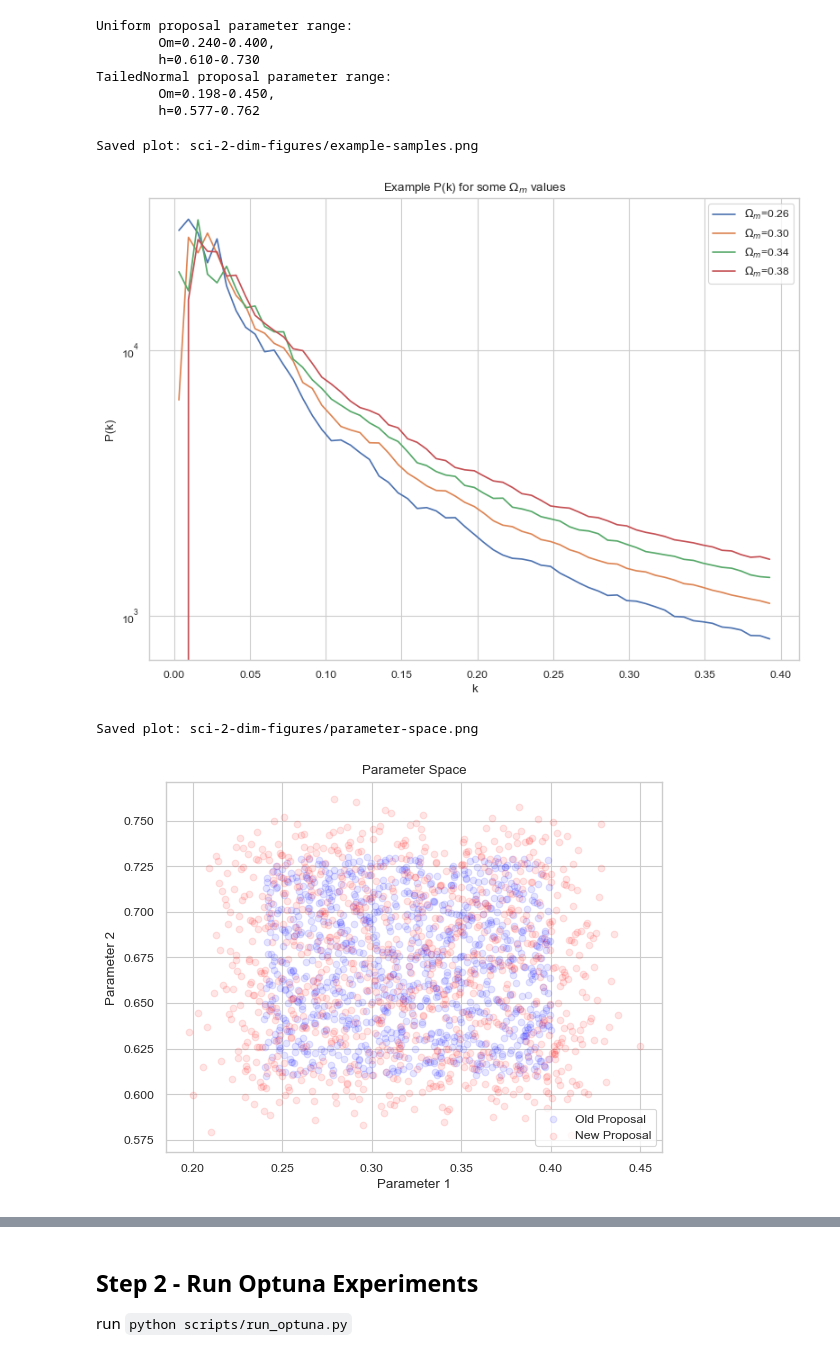
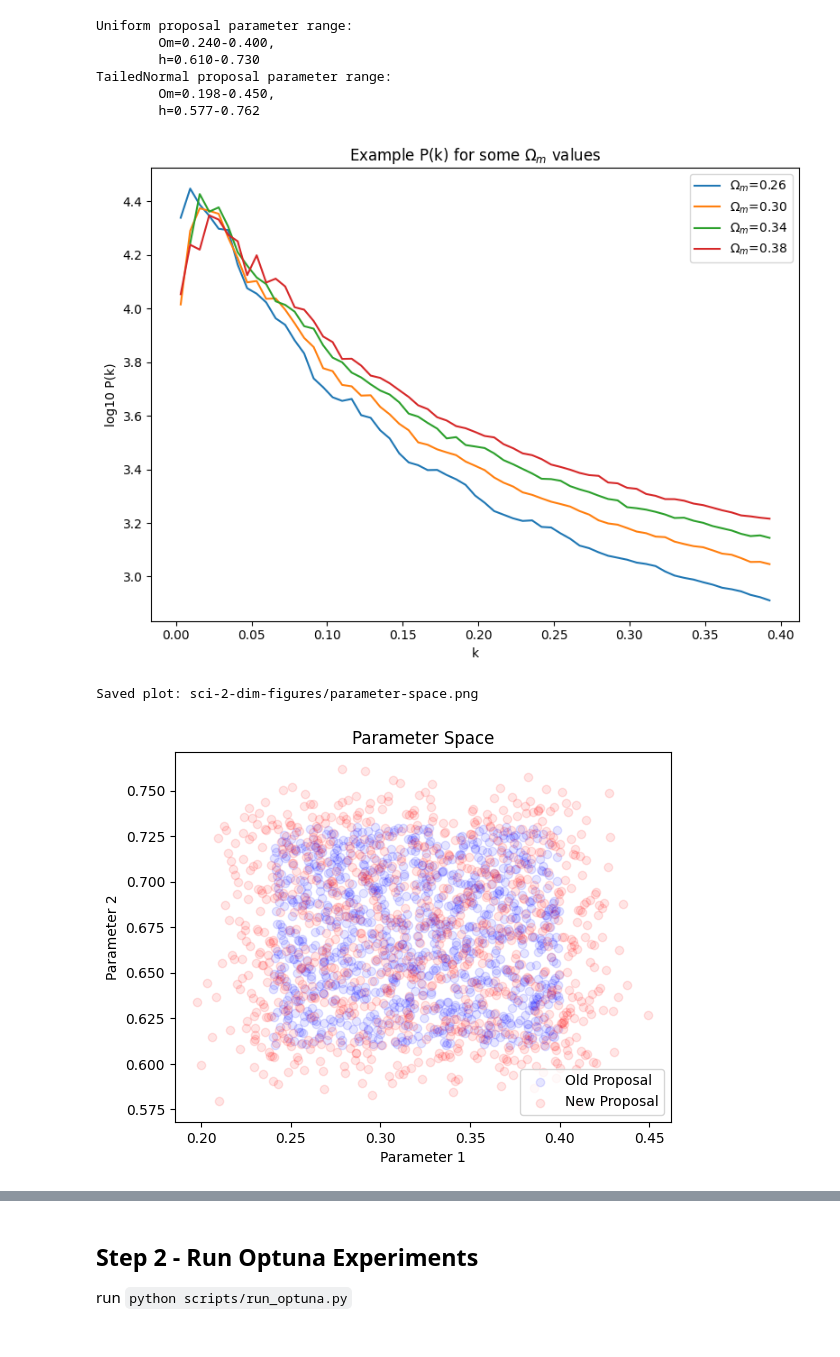
Before and after one commit to chaipattira/tailed-uniform-sbi, a Jupyter notebook: notebooks/sci-2-dim-optuna.ipynb, the cells around one changed output, grey strips where cells are left out. Cells and saved outputs as stored; diff of their text form; code cells hidden in the pictures.

```diff
--- a/notebooks/sci-2-dim-optuna.ipynb
+++ b/notebooks/sci-2-dim-optuna.ipynb
@@ -7,25 +7,20 @@ import matplotlib.pyplot as plt
 import torch
 import os
 from os.path import join, isfile
+import optuna
 import scipy
-from scipy.stats import truncnorm
-import seaborn as sns
 import pickle
+import json
 import ili
-from ili.dataloaders import NumpyLoader
-from ili.inference import InferenceRunner
-from ili.validation.metrics import PosteriorCoverage, PlotSinglePosterior
-from ili.utils.distributions_pt import IndependentTruncatedNormal
 from ili.utils.ndes_pt import LampeEnsemble
 
+from toolbox.priors import get_priors, get_param_ranges
 from toolbox.utils import load_posterior
-from toolbox.distributions import TailedNormal, IndependentTailedNormal
 from toolbox.simulators import syren_simulator, sample_uniform_lhs
 
 # Device configuration
 device = 'cuda' if torch.cuda.is_available() else 'cpu'
 print('Device:', device)
-sns.set_theme(style="whitegrid", context="paper")
 # %% [output]
 WARNING (pytensor.tensor.blas): Using NumPy C-API based implementation for BLAS functions.
 Device: cpu
@@ -73,27 +79,26 @@ TailedNormal proposal parameter range:
 # %%
 # Plot example simulations
 omega_m_values = [0.26, 0.30, 0.34, 0.38]
 h_fixed = 0.7
 
 plt.figure(figsize=(8, 6))
 for Om in omega_m_values:
     pk = syren_simulator([Om, h_fixed], L=L, N=N, a=a)
+    pk = np.log10(pk)
     plt.plot(kcenters, pk, label=f'$\Omega_m$={Om:.2f}')
 
-plt.semilogy()
 plt.xlabel('k')
-plt.ylabel('P(k)')
+plt.ylabel('log10 P(k)')
 plt.title('Example P(k) for some $\Omega_m$ values')
 plt.legend()
 plt.tight_layout()
-os.makedirs('sci-2-dim-figures', exist_ok=True)
-filename = f'sci-2-dim-figures/example-samples.png'
+# os.makedirs('sci-2-dim-figures', exist_ok=True)
+# filename = f'sci-2-dim-figures/example-samples.png'
 # plt.savefig(filename, dpi=300, bbox_inches='tight')
-print(f"Saved plot: {filename}")
+# print(f"Saved plot: {filename}")
 plt.show()
 # %% [output]
-Saved plot: sci-2-dim-figures/example-samples.png
-[figure, old version]
+[figure, new version]
 # %%
 plt.scatter(theta_uniform[:, 0].cpu(), theta_uniform[:, 1].cpu(),
             c='blue', label='Old Proposal', alpha=0.1)
@@ -109,7 +114,7 @@ filename = f'sci-2-dim-figures/parameter-space.png'
 print(f"Saved plot: {filename}")
 # %% [output]
 Saved plot: sci-2-dim-figures/parameter-space.png
-[figure, old version]
+[figure, new version]
 # %%
 fig, axes = plt.subplots(2, 2, figsize=(10, 8))
 
```
Also changed, not shown: parts of 12 cells of this notebook, 1 other file.
